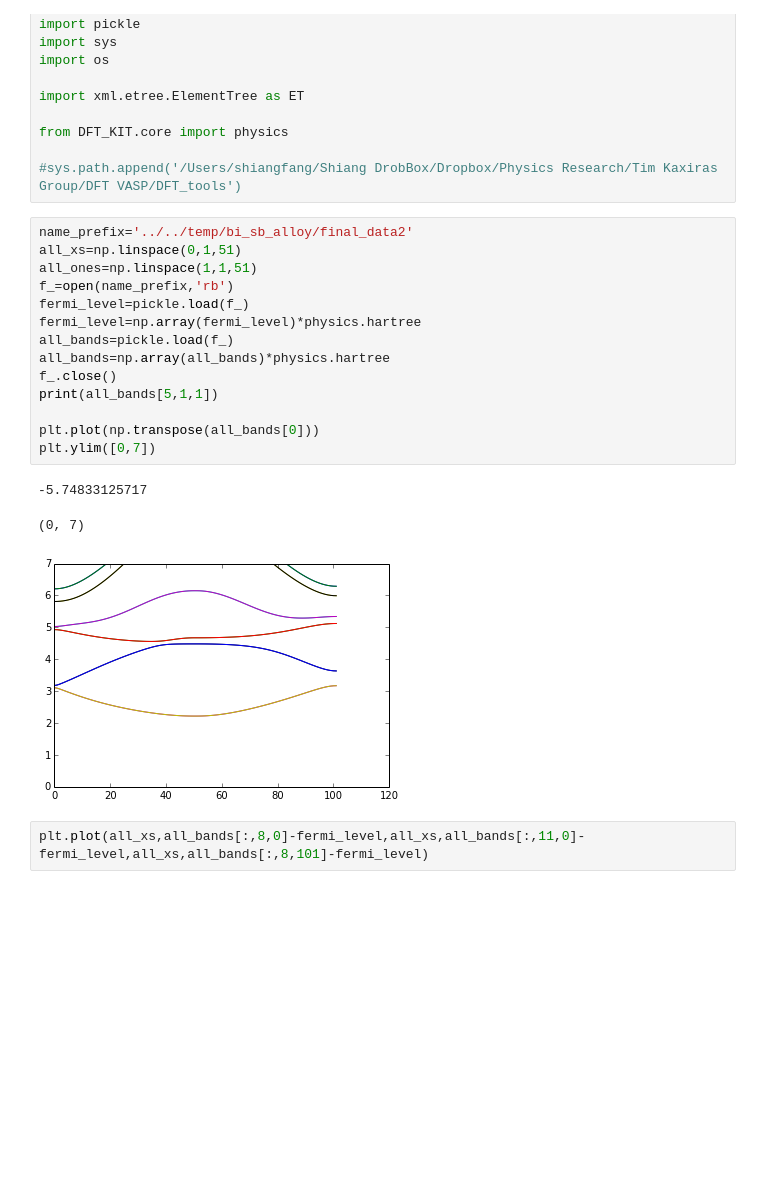
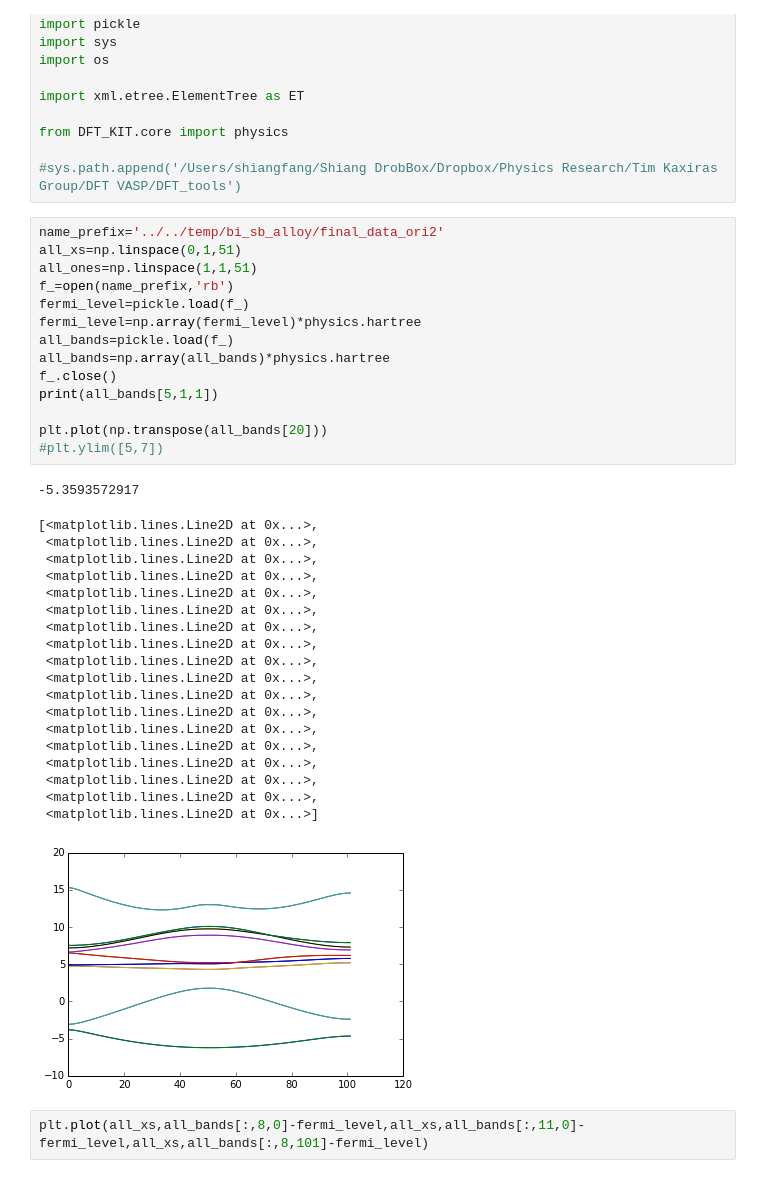
Before and after one commit to shiangfang/DFT_KIT, a Jupyter notebook: interface/DFT_IPython_interface/DFT_KIT QESPRESSO Alloy band plot.ipynb, the cells around one changed output. Drawn from its saved outputs; the diff is of its cells as text; blank space fills up the shorter version.

```diff
--- a/interface/DFT_IPython_interface/DFT_KIT QESPRESSO Alloy band plot.ipynb
+++ b/interface/DFT_IPython_interface/DFT_KIT QESPRESSO Alloy band plot.ipynb
@@ -14,23 +14,40 @@ from DFT_KIT.core import physics
 
 #sys.path.append('/Users/shiangfang/Shiang DrobBox/Dropbox/Physics Research/Tim Kaxiras Group/DFT VASP/DFT_tools')
 # %%
-name_prefix='../../temp/bi_sb_alloy/final_data2'
+name_prefix='../../temp/bi_sb_alloy/final_data_ori2'
 all_xs=np.linspace(0,1,51)
 all_ones=np.linspace(1,1,51)
 f_=open(name_prefix,'rb')
 fermi_level=pickle.load(f_)
 fermi_level=np.array(fermi_level)*physics.hartree
 all_bands=pickle.load(f_)
 all_bands=np.array(all_bands)*physics.hartree
 f_.close()
 print(all_bands[5,1,1])
 
-plt.plot(np.transpose(all_bands[0]))
-plt.ylim([0,7])
+plt.plot(np.transpose(all_bands[20]))
+#plt.ylim([5,7])
 # %% [output]
--5.74833125717
+-5.3593572917
-(0, 7)
+[<matplotlib.lines.Line2D at 0x...>,
+ <matplotlib.lines.Line2D at 0x...>,
+ <matplotlib.lines.Line2D at 0x...>,
+ <matplotlib.lines.Line2D at 0x...>,
+ <matplotlib.lines.Line2D at 0x...>,
+ <matplotlib.lines.Line2D at 0x...>,
+ <matplotlib.lines.Line2D at 0x...>,
+ <matplotlib.lines.Line2D at 0x...>,
+ <matplotlib.lines.Line2D at 0x...>,
+ <matplotlib.lines.Line2D at 0x...>,
+ <matplotlib.lines.Line2D at 0x...>,
+ <matplotlib.lines.Line2D at 0x...>,
+ <matplotlib.lines.Line2D at 0x...>,
+ <matplotlib.lines.Line2D at 0x...>,
+ <matplotlib.lines.Line2D at 0x...>,
+ <matplotlib.lines.Line2D at 0x...>,
+ <matplotlib.lines.Line2D at 0x...>,
+ <matplotlib.lines.Line2D at 0x...>]
-[figure, old version]
+[figure, new version]
 # %%
 plt.plot(all_xs,all_bands[:,8,0]-fermi_level,all_xs,all_bands[:,11,0]-fermi_level,all_xs,all_bands[:,8,101]-fermi_level)
 # %% [output]
```
Also changed, not shown: 15 other files.
